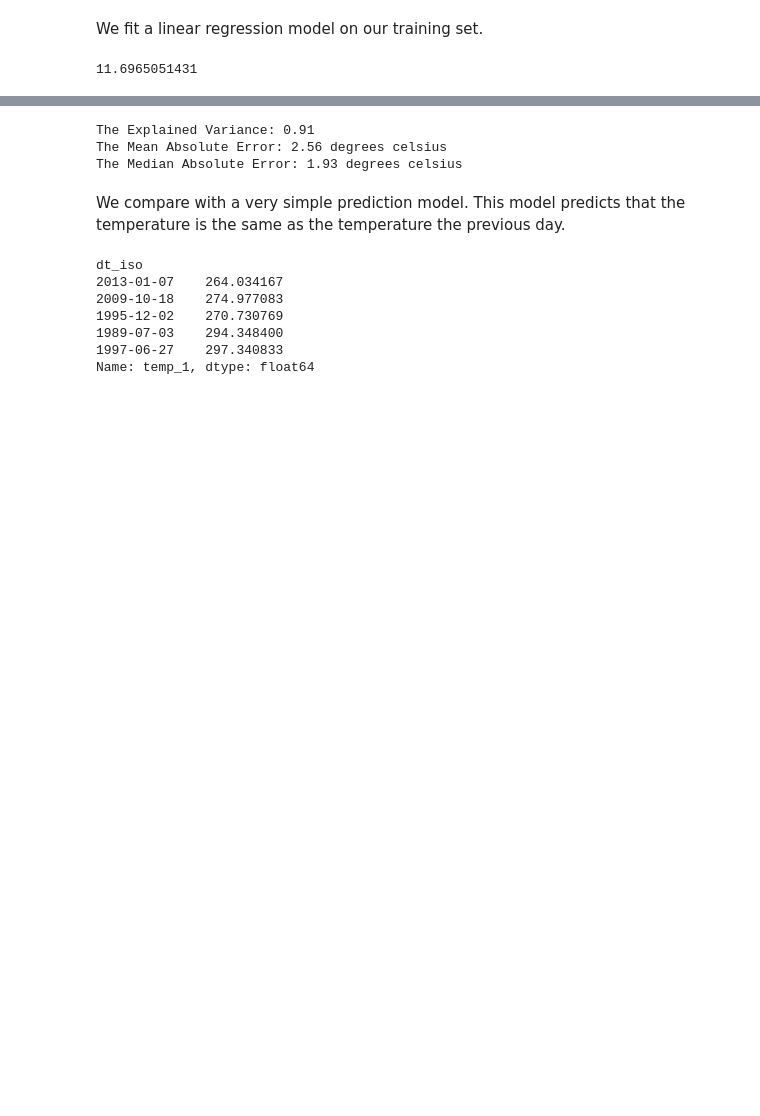
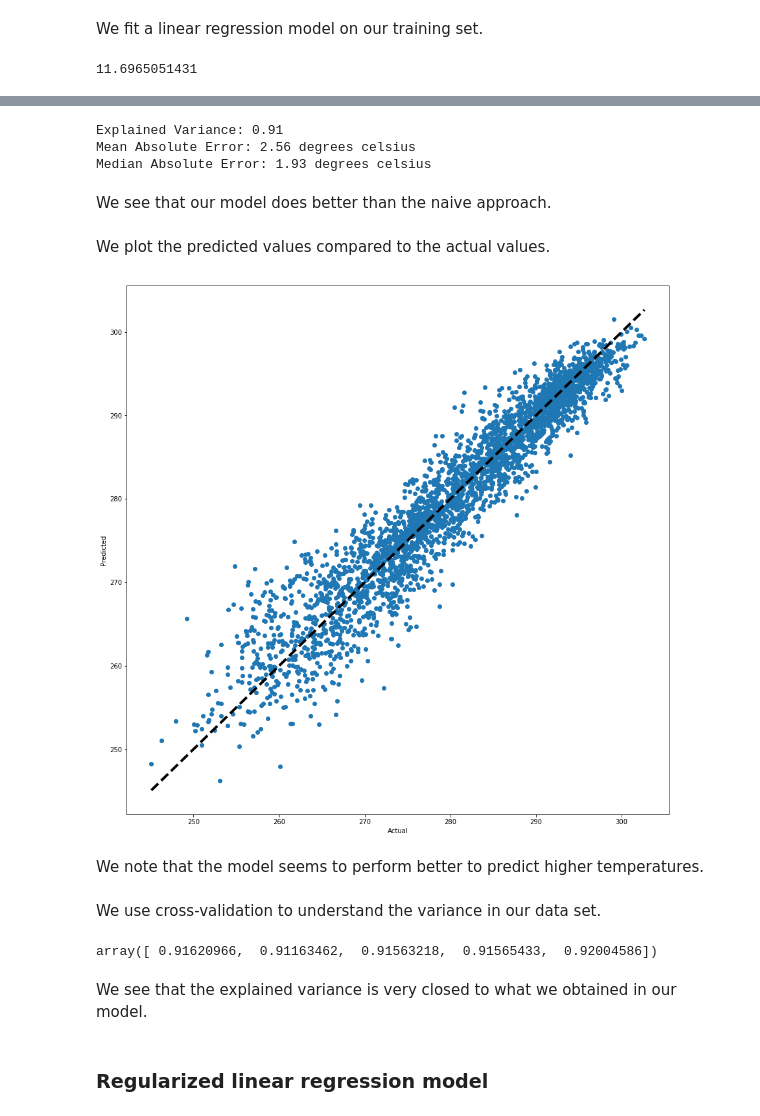
Before and after one commit to louispthi/weatherpredict, a Jupyter notebook: weather_lin_reg_model.ipynb, the cells around one changed output, grey strips where cells are left out. Saved outputs shown, nothing was run; the diff lists cells and outputs as text; code cells hidden in the pictures; blank space fills up the shorter version.

Commit message:
Continue linear regression

```diff
--- a/weather_lin_reg_model.ipynb
+++ b/weather_lin_reg_model.ipynb
@@ -76 +71,3 @@ x_train, x_test, y_train, y_test = train_test_split(X, y, test_size=0.2, random_
+# %%
+X_train, X_test, y_train, y_test = train_test_split(X, y, test_size=0.2, random_state=42)
 # %%
@@ -133,13 +149,13 @@ memory usage: 47.5 KB
 We fit a linear regression model on our training set.
 # %%
 lm = LinearRegression()
-model = lm.fit(x_train, y_train)
+model_lm = lm.fit(X_train, y_train)
 # %%
-pred = model.predict(x_test)
+pred_lm = model_lm.predict(X_test)
 
 from sklearn.metrics import mean_squared_error
 
-MSE = mean_squared_error(y_test, pred)
+MSE = mean_squared_error(y_test, pred_lm)
 
 print(MSE)
 # %% [output]
@@ -174,22 +163,36 @@ y_test
 # %%
-from sklearn.metrics import mean_absolute_error, median_absolute_error
-print("The Explained Variance: %.2f" % lm.score(x_test, y_test))
-print("The Mean Absolute Error: %.2f degrees celsius" % mean_absolute_error(y_test, pred))
-print("The Median Absolute Error: %.2f degrees celsius" % median_absolute_error(y_test, pred))
+print("Explained Variance: %.2f" % lm.score(X_test, y_test))
+print("Mean Absolute Error: %.2f degrees celsius" % mean_absolute_error(y_test, pred_lm))
+print("Median Absolute Error: %.2f degrees celsius" % median_absolute_error(y_test, pred_lm))
 # %% [output]
-The Explained Variance: 0.91
-The Mean Absolute Error: 2.56 degrees celsius
-The Median Absolute Error: 1.93 degrees celsius
+Explained Variance: 0.91
+Mean Absolute Error: 2.56 degrees celsius
+Median Absolute Error: 1.93 degrees celsius
-# %% [markdown]
-We compare with a very simple prediction model. This model predicts that the temperature is the same as the temperature the previous day.
-# %%
-pred_naive = x_test['temp_1']
-pred_naive.head()
-# %% [output]
-dt_iso
-2013-01-07    264.034167
-2009-10-18    274.977083
-1995-12-02    270.730769
-1989-07-03    294.348400
-1997-06-27    297.340833
-Name: temp_1, dtype: float64
+# %% [markdown]
+We see that our model does better than the naive approach.
+# %% [markdown]
+We plot the predicted values compared to the actual values.
+# %%
+# Plot outputs
+fig, ax = plt.subplots(figsize=(15,15))
+ax.scatter(y_test, pred_lm)
+ax.plot([y_test.min(), y_test.max()], [y_test.min(), y_test.max()], 'k--', lw=4)
+ax.set_xlabel('Actual')
+ax.set_ylabel('Predicted')
+plt.show()
+# %% [output]
+[figure, added]
+# %% [markdown]
+We note that the model seems to perform better to predict higher temperatures.
+# %% [markdown]
+We use cross-validation to understand the variance in our data set.
+# %%
+cv = KFold(n_splits=5, random_state=42)
+scores = cross_val_score(lm, X_train, y_train, scoring='r2', cv=cv)
+scores
+# %% [output]
+array([ 0.91620966,  0.91163462,  0.91563218,  0.91565433,  0.92004586])
+# %% [markdown]
+We see that the explained variance is very closed to what we obtained in our model.
+# %% [markdown]
+### Regularized linear regression model
```
Also changed, not shown: parts of 23 cells of this notebook.
